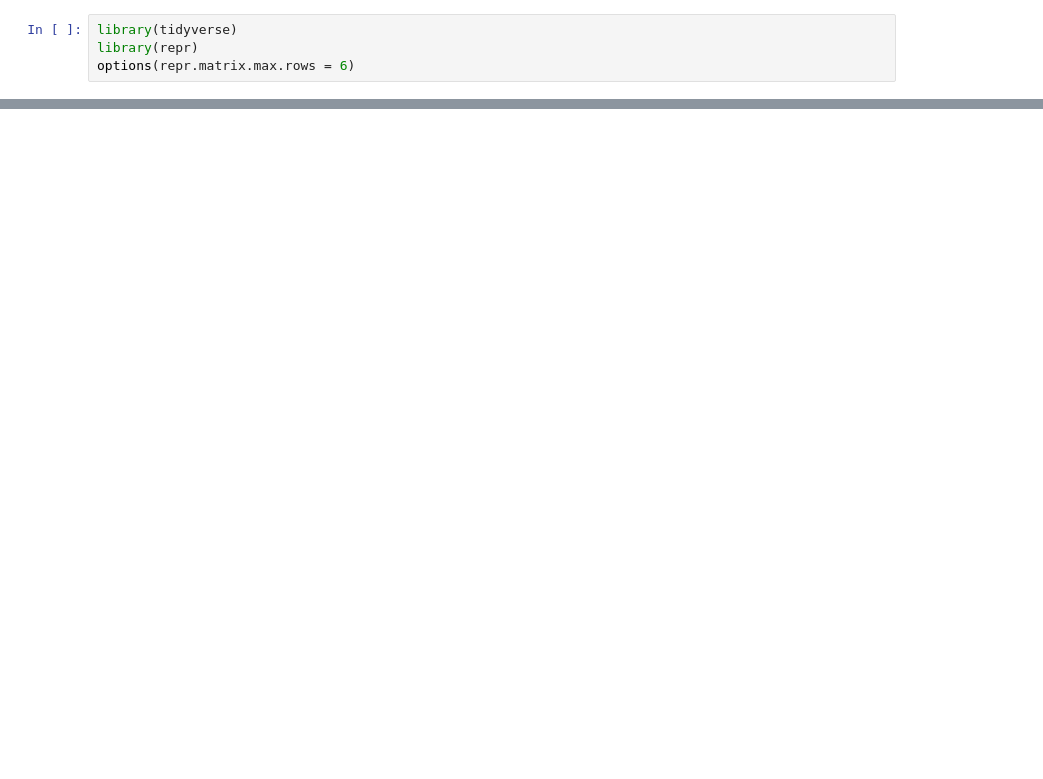
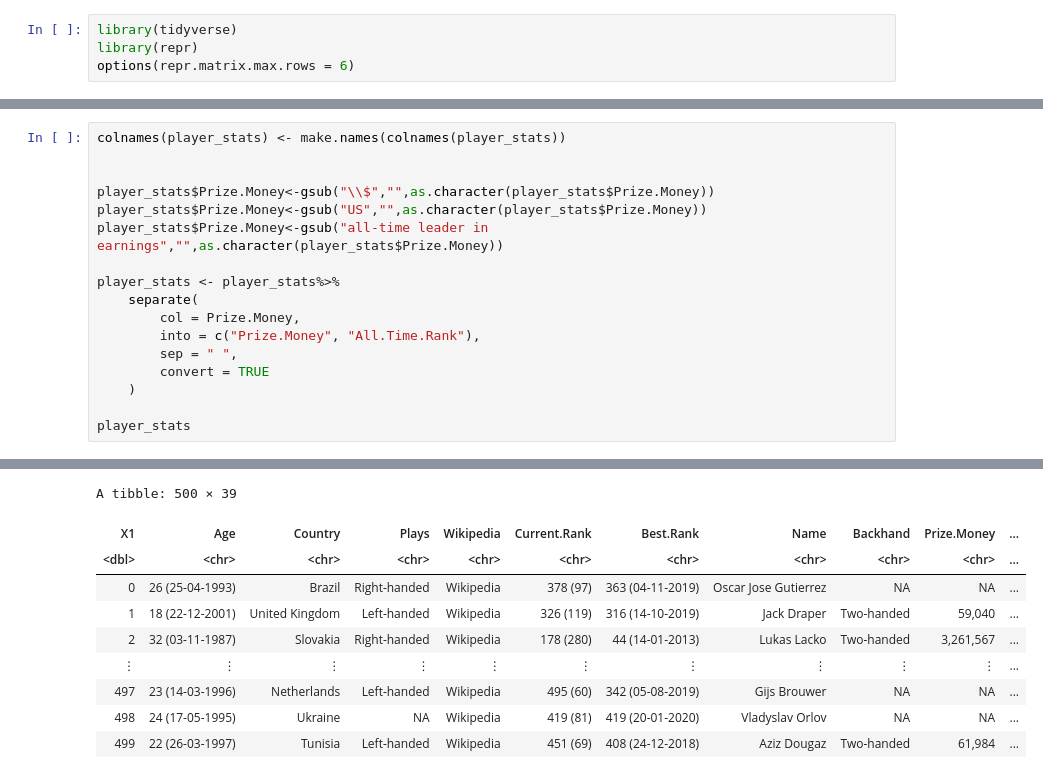
Before and after one commit to dscidyy/DSCI-100-Group-Project, a Jupyter notebook: Proposal.ipynb, the cells around one changed output, grey strips where cells are left out. Drawn from its saved outputs; the diff is of its cells as text; blank space fills up the shorter version.

```diff
--- a/Proposal.ipynb
+++ b/Proposal.ipynb
@@ -36,0 +51,18 @@ A spec_tbl_df: 500 × 38
+# %%
+colnames(player_stats) <- make.names(colnames(player_stats))
+
+
+player_stats$Prize.Money<-gsub("\\$","",as.character(player_stats$Prize.Money))
+player_stats$Prize.Money<-gsub("US","",as.character(player_stats$Prize.Money))
+player_stats$Prize.Money<-gsub("all-time leader in earnings","",as.character(player_stats$Prize.Money))
+
+player_stats <- player_stats%>%
+    separate(
+        col = Prize.Money,
+        into = c("Prize.Money", "All.Time.Rank"),
+        sep = " ",
+        convert = TRUE
+    )
+
+player_stats
+# %% [output]
@@ -36,0 +71,10 @@ A spec_tbl_df: 500 × 38
+A tibble: 500 × 39
+| X1 | Age | Country | Plays | Wikipedia | Current.Rank | Best.Rank | Name | Backhand | Prize.Money | ... |
+| <dbl> | <chr> | <chr> | <chr> | <chr> | <chr> | <chr> | <chr> | <chr> | <chr> | ... |
+| 0 | 26 (25-04-1993) | Brazil | Right-handed | Wikipedia | 378 (97) | 363 (04-11-2019) | Oscar Jose Gutierrez | NA | NA | ... |
+| 1 | 18 (22-12-2001) | United Kingdom | Left-handed | Wikipedia | 326 (119) | 316 (14-10-2019) | Jack Draper | Two-handed | 59,040 | ... |
+| 2 | 32 (03-11-1987) | Slovakia | Right-handed | Wikipedia | 178 (280) | 44 (14-01-2013) | Lukas Lacko | Two-handed | 3,261,567 | ... |
+| ⋮ | ⋮ | ⋮ | ⋮ | ⋮ | ⋮ | ⋮ | ⋮ | ⋮ | ⋮ | ... |
+| 497 | 23 (14-03-1996) | Netherlands | Left-handed | Wikipedia | 495 (60) | 342 (05-08-2019) | Gijs Brouwer | NA | NA | ... |
+| 498 | 24 (17-05-1995) | Ukraine | NA | Wikipedia | 419 (81) | 419 (20-01-2020) | Vladyslav Orlov | NA | NA | ... |
+| 499 | 22 (26-03-1997) | Tunisia | Left-handed | Wikipedia | 451 (69) | 408 (24-12-2018) | Aziz Dougaz | Two-handed | 61,984 | ... |
```
Also changed, not shown: parts of 3 cells of this notebook.
